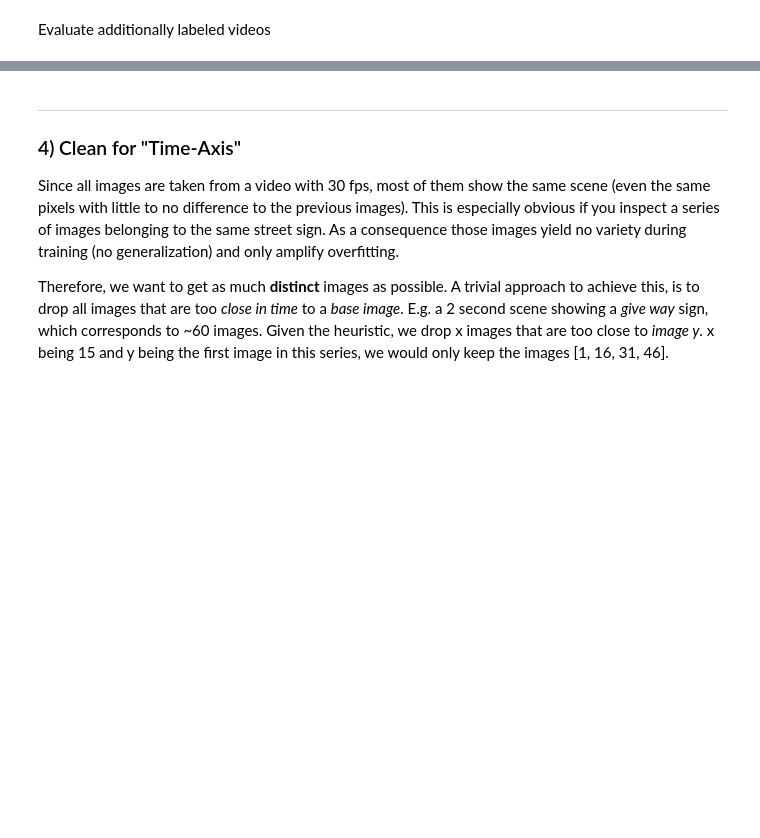
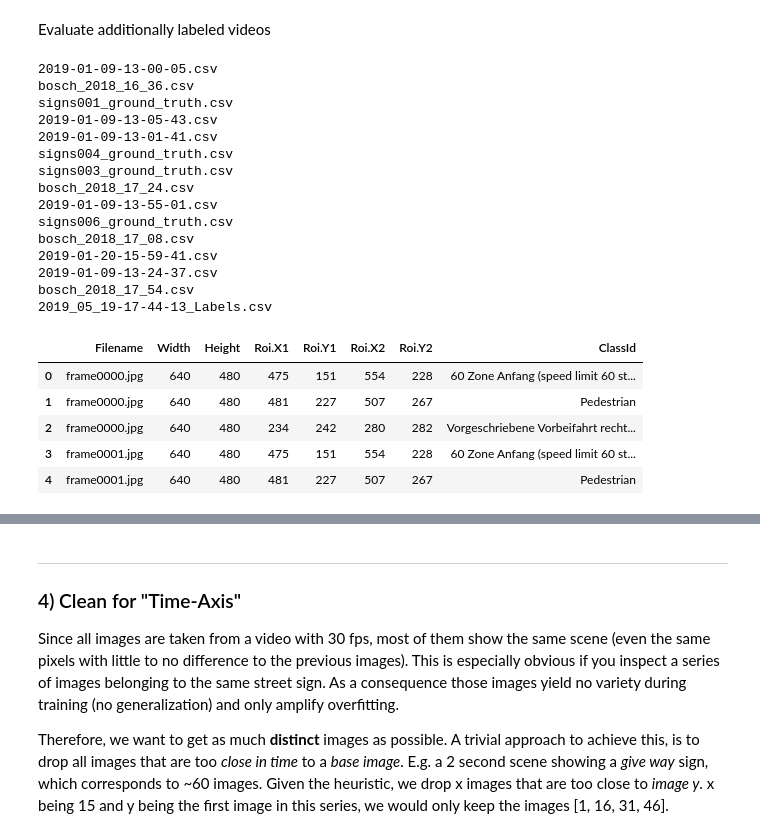
Before and after one commit to tum-phoenix/drive_ml, a Jupyter notebook: tf_object_detection/analyze_labeled_signs.ipynb, the cells around one changed output, grey strips where cells are left out. Drawn from its saved outputs; the diff is of its cells as text; code cells hidden in the pictures; blank space fills up the shorter version.

```diff
--- a/tf_object_detection/analyze_labeled_signs.ipynb
+++ b/tf_object_detection/analyze_labeled_signs.ipynb
@@ -61,16 +71,38 @@ Evaluate additionally labeled videos
 # %%
 import os
 
-previously_labeled = 'signs004_ground_truth.csv'
+previously_labeled = path+'signs004_ground_truth.csv'
 
 frames_added_april = []
-for filename in os.listdir(os.getcwd()):
+for filename in os.listdir(path):
     if filename.endswith('.csv') and filename != previously_labeled:
-        frames_added_april.append(pd.read_csv(filename))
+        frames_added_april.append(pd.read_csv(path+filename))
 
 df_added_april = pd.concat(frames_added_april)
 df_added_april['ClassId'].replace(sign_names, inplace=True)
 df_added_april.head()
+# %% [output]
+2019-01-09-13-00-05.csv
+bosch_2018_16_36.csv
+signs001_ground_truth.csv
+2019-01-09-13-05-43.csv
+2019-01-09-13-01-41.csv
+signs004_ground_truth.csv
+signs003_ground_truth.csv
+bosch_2018_17_24.csv
+2019-01-09-13-55-01.csv
+signs006_ground_truth.csv
+bosch_2018_17_08.csv
+2019-01-20-15-59-41.csv
+2019-01-09-13-24-37.csv
+bosch_2018_17_54.csv
+2019_05_19-17-44-13_Labels.csv
+|  | Filename | Width | Height | Roi.X1 | Roi.Y1 | Roi.X2 | Roi.Y2 | ClassId |
+| 0 | frame0000.jpg | 640 | 480 | 475 | 151 | 554 | 228 | 60 Zone Anfang (speed limit 60 st... |
+| 1 | frame0000.jpg | 640 | 480 | 481 | 227 | 507 | 267 | Pedestrian |
+| 2 | frame0000.jpg | 640 | 480 | 234 | 242 | 280 | 282 | Vorgeschriebene Vorbeifahrt recht... |
+| 3 | frame0001.jpg | 640 | 480 | 475 | 151 | 554 | 228 | 60 Zone Anfang (speed limit 60 st... |
+| 4 | frame0001.jpg | 640 | 480 | 481 | 227 | 507 | 267 | Pedestrian |
 # %%
 grouped_classes = df.groupby('ClassId').count()['Width']
 grouped_classes = grouped_classes.reset_index()  # Makes the index go from 0-17.
```
Also changed, not shown: parts of 10 cells of this notebook, 3 other files.
